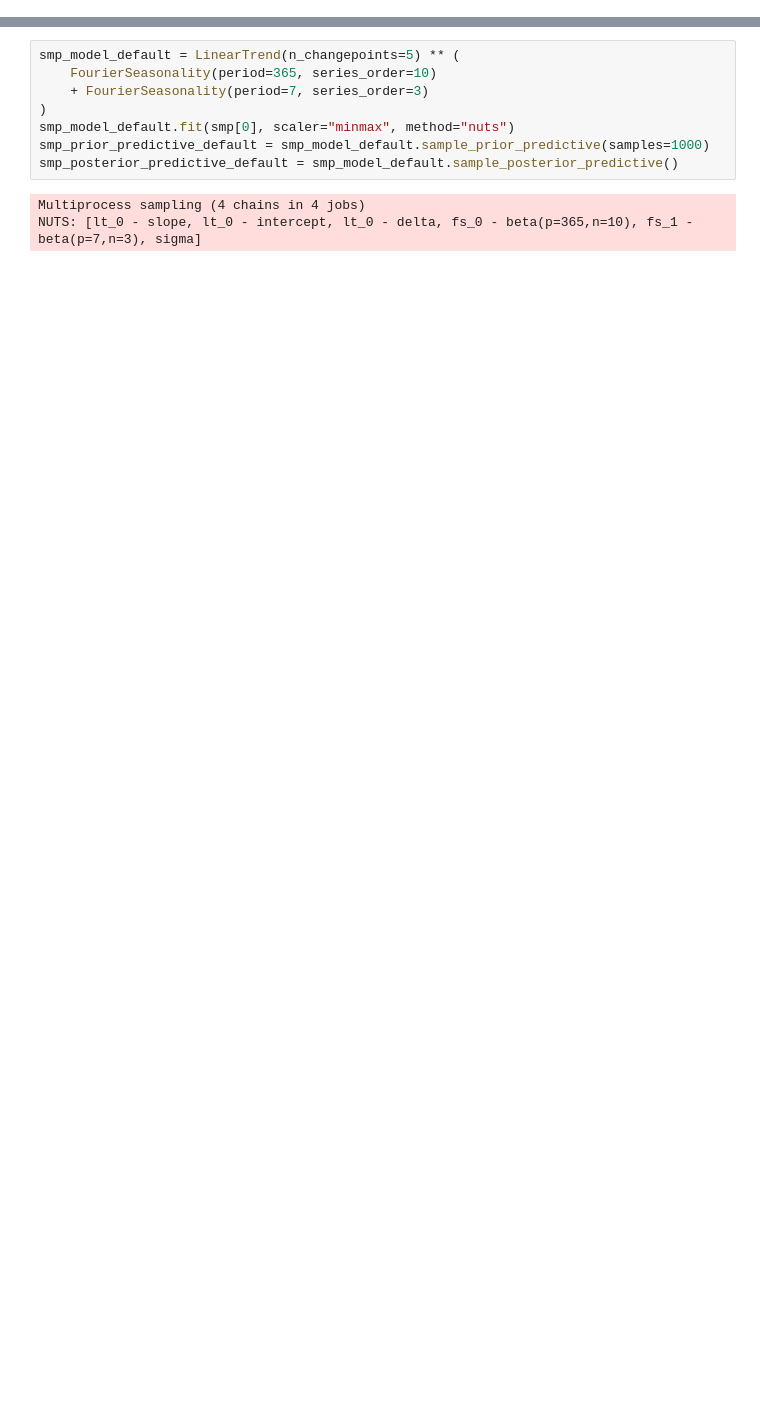
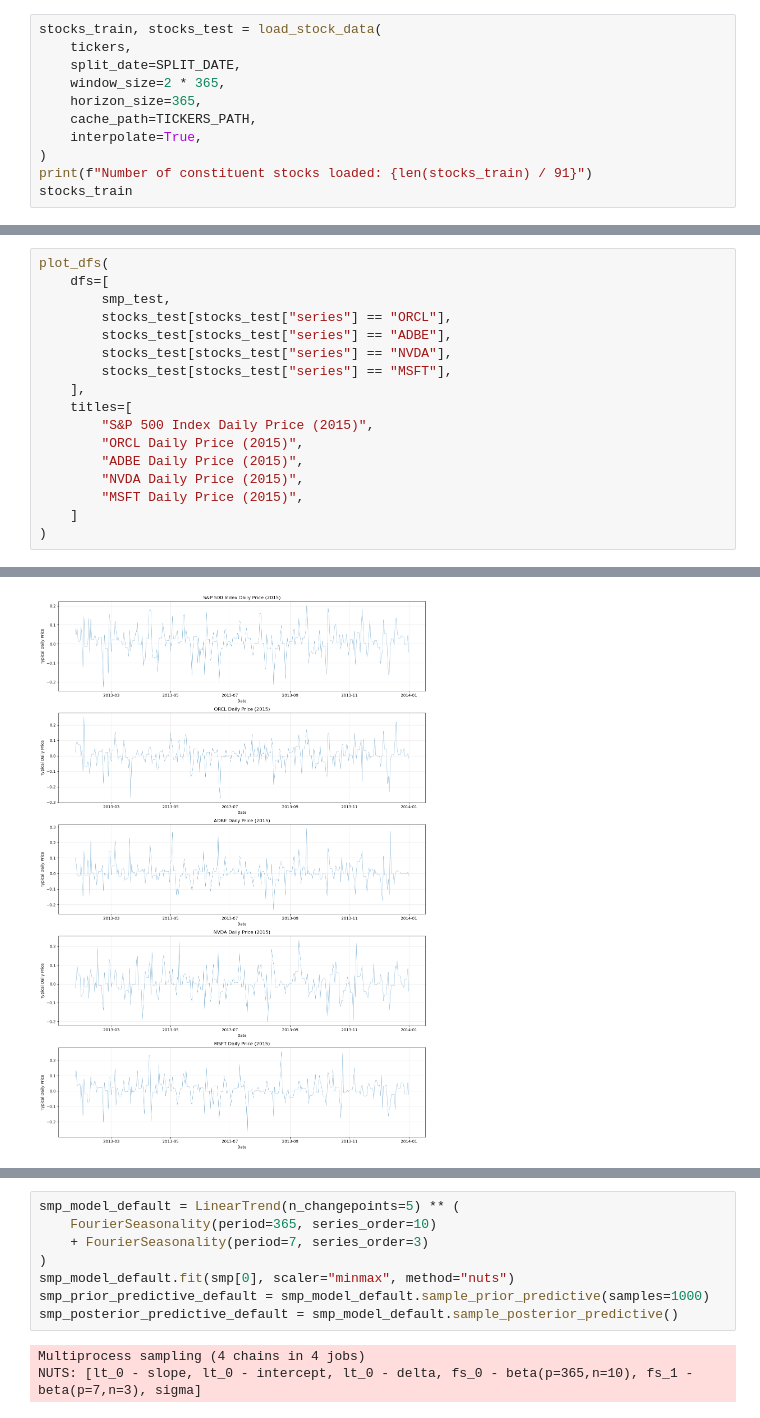
Before and after one commit to jovan-krajevski/vangja, a Jupyter notebook: docs/source/notebooks/02_case_stydy_stocks.ipynb, the cells around one changed output, grey strips where cells are left out. Drawn from its saved outputs; the diff is of its cells as text; blank space fills up the shorter version.

```diff
--- a/docs/source/notebooks/02_case_stydy_stocks.ipynb
+++ b/docs/source/notebooks/02_case_stydy_stocks.ipynb
@@ -38,0 +93,11 @@ smp[0]
+# %%
+stocks_train, stocks_test = load_stock_data(
+    tickers,
+    split_date=SPLIT_DATE,
+    window_size=2 * 365,
+    horizon_size=365,
+    cache_path=TICKERS_PATH,
+    interpolate=True,
+)
+print(f"Number of constituent stocks loaded: {len(stocks_train) / 91}")
+stocks_train
@@ -38,0 +257,18 @@ smp[0]
+# %%
+plot_dfs(
+    dfs=[
+        smp_test,
+        stocks_test[stocks_test["series"] == "ORCL"],
+        stocks_test[stocks_test["series"] == "ADBE"],
+        stocks_test[stocks_test["series"] == "NVDA"],
+        stocks_test[stocks_test["series"] == "MSFT"],
+    ],
+    titles=[
+        "S&P 500 Index Daily Price (2015)",
+        "ORCL Daily Price (2015)",
+        "ADBE Daily Price (2015)",
+        "NVDA Daily Price (2015)",
+        "MSFT Daily Price (2015)",
+    ]
+)
+# %% [output]
@@ -39 +292,2 @@ smp[0]
+[figure, added]
 # %% [markdown]
```
Also changed, not shown: parts of 21 cells of this notebook.
